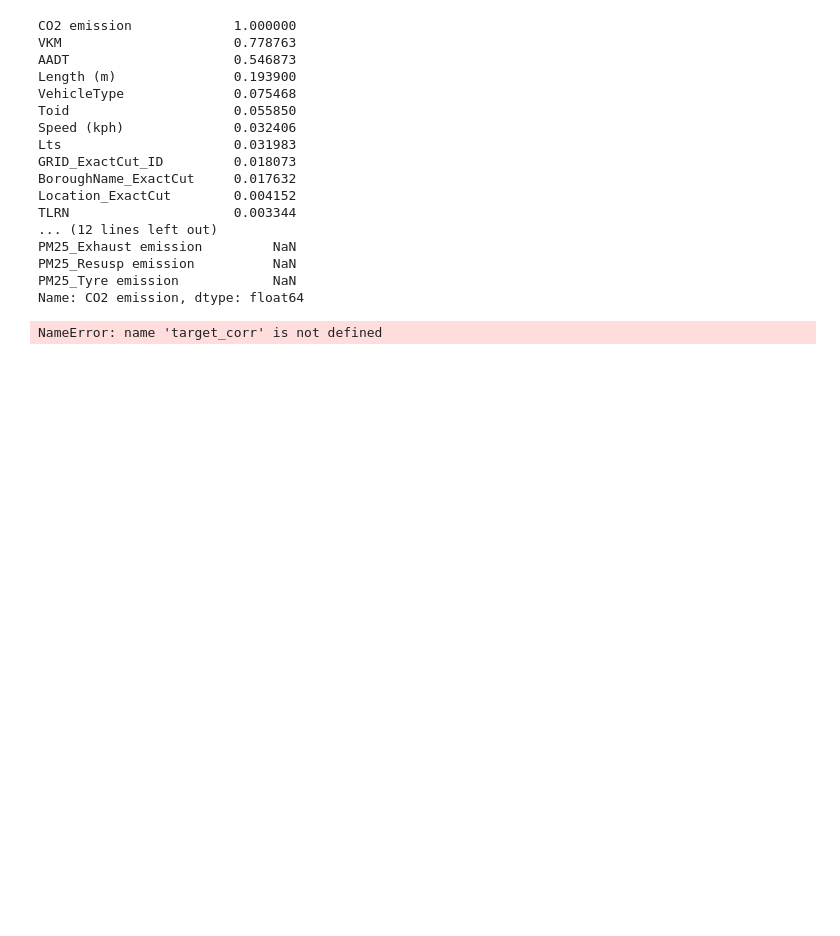
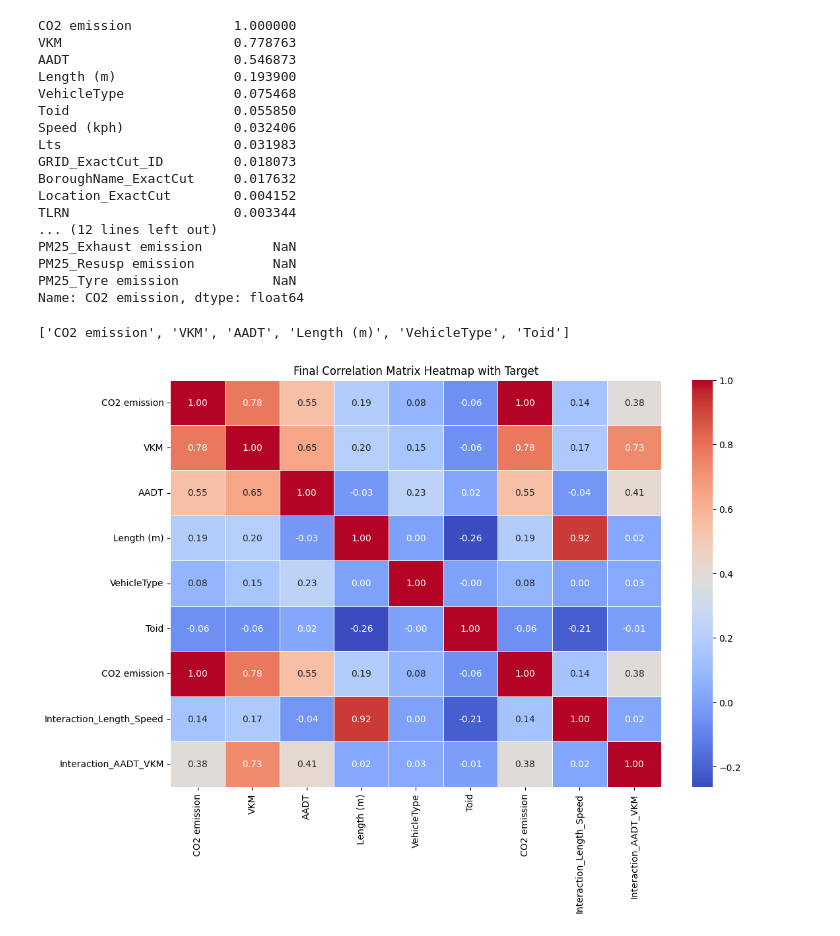
Before and after one commit to shingchan95/csck503-eom-assignment, a Jupyter notebook: src/tomy/pivot_ema.ipynb, the cells around one changed output. Cells and saved outputs as stored; diff of their text form; code cells hidden in the pictures; blank space fills up the shorter version.

```diff
--- a/src/tomy/pivot_ema.ipynb
+++ b/src/tomy/pivot_ema.ipynb
@@ -151,25 +151,26 @@ Name: CO2 emission, dtype: float64
 # %%
 # Select features with correlation greater than 0.05
 selected_features = target_corr[target_corr > 0.05].index.tolist()
 print(selected_features)
 # # Add the target variable back to the selected features
 selected_features.append('CO2 emission')
 
 df['Interaction_Length_Speed'] = df['Length (m)'] * df['Speed (kph)']
 df['Interaction_AADT_VKM'] = df['AADT'] * df['VKM']
 
 # # Redefine features and preprocess again
-# selected_features = selected_features + ['Interaction_Length_Speed', 'Interaction_AADT_VKM']
+selected_features = selected_features + ['Interaction_Length_Speed', 'Interaction_AADT_VKM']
 
 # Plot final heatmap with Emission Value
 final_correlation_matrix_with_target = df[selected_features].corr()
 
 plt.figure(figsize=(12, 8))
 sns.heatmap(final_correlation_matrix_with_target, annot=True, cmap='coolwarm', fmt='.2f', linewidths=0.5)
 plt.title('Final Correlation Matrix Heatmap with Target')
 plt.show()
 # %% [output]
-NameError: name 'target_corr' is not defined
+['CO2 emission', 'VKM', 'AADT', 'Length (m)', 'VehicleType', 'Toid']
+[figure, added]
 # %%
 # Final dataset with selected features, drop 'Emission Value' for training features
 X = df[selected_features].drop(columns=['CO2 emission'])
```
Also changed, not shown: parts of 7 cells of this notebook, 3 other files.
